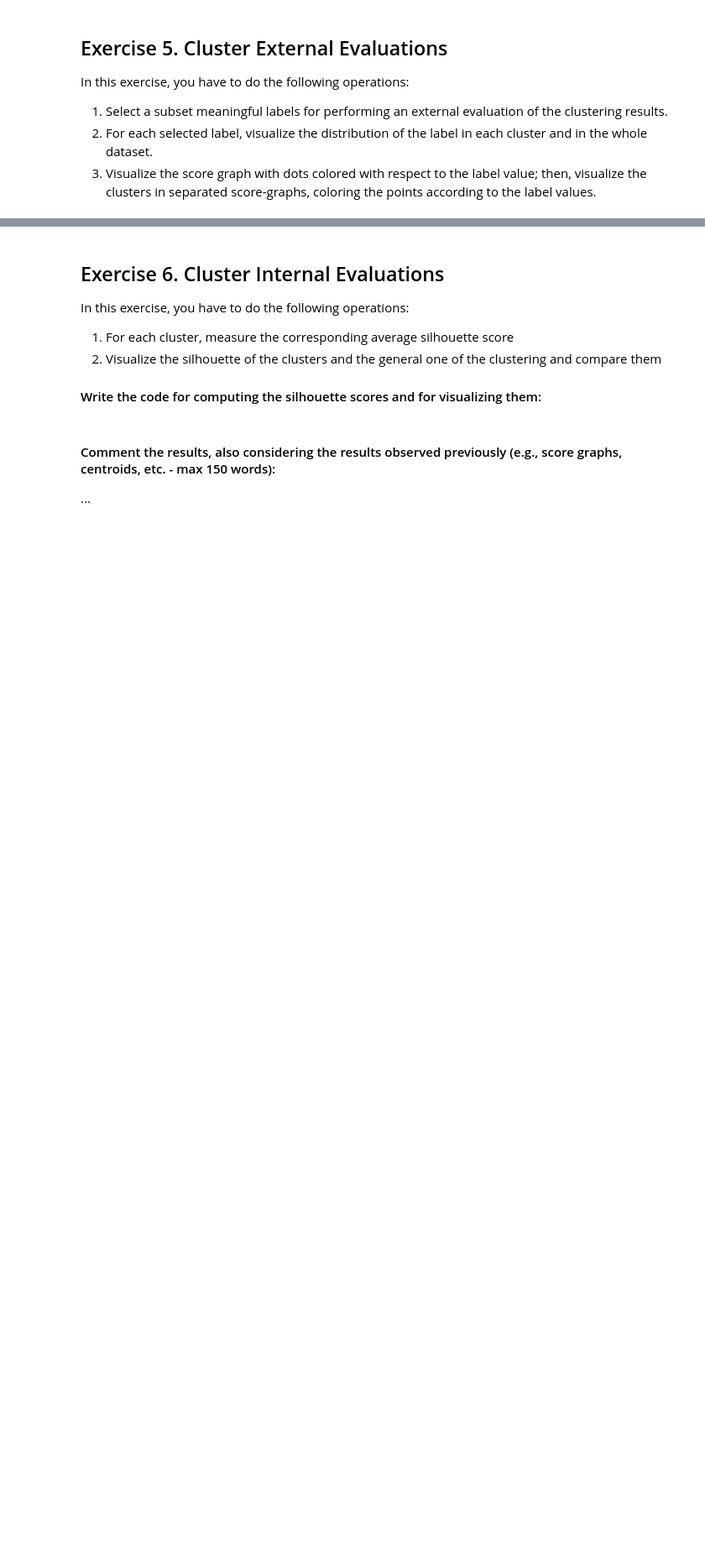
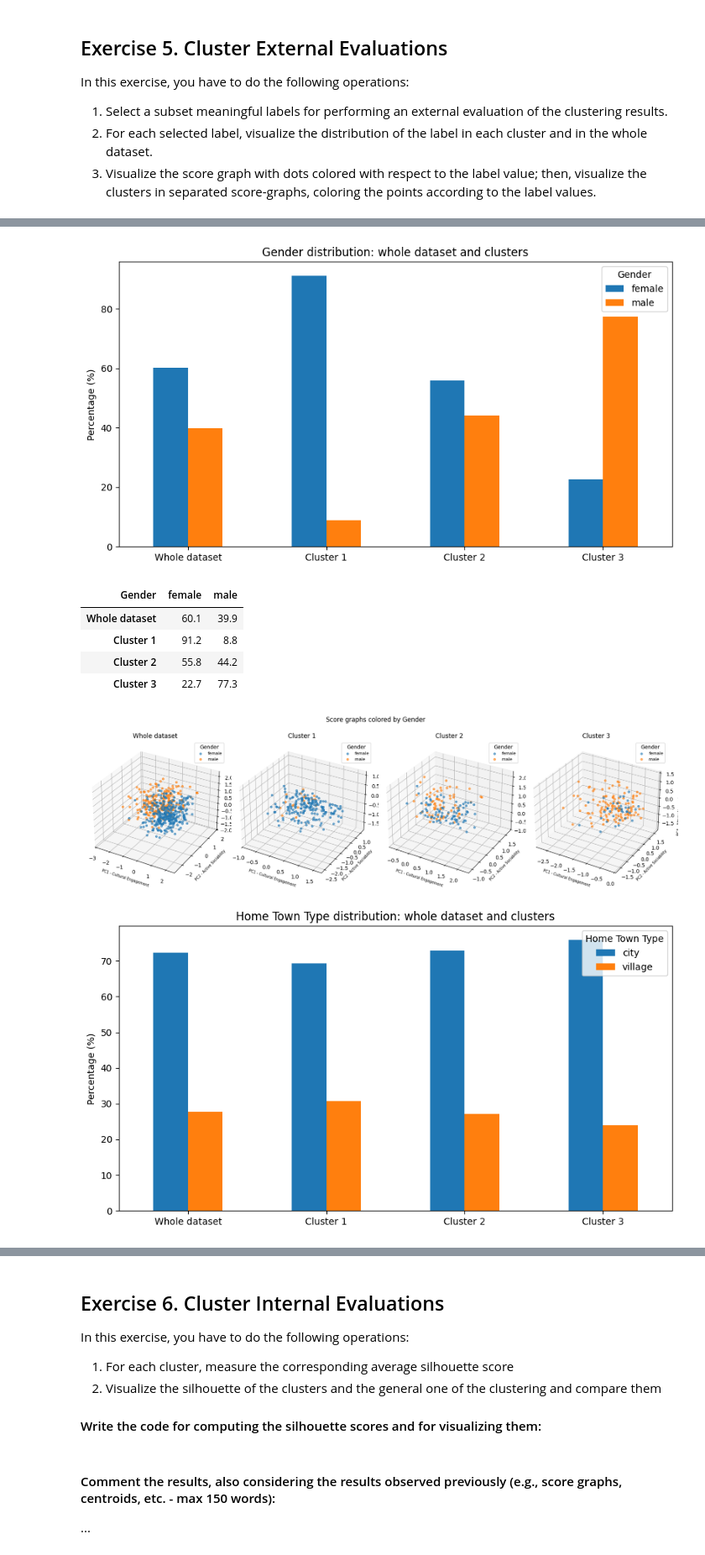
Before and after one commit to omerzkan/pca_project_report, a Jupyter notebook: HWpca_Surname1_Surname2.ipynb, the cells around one changed output, grey strips where cells are left out. Shown at 84% size. Drawn from its saved outputs; the diff is of its cells as text; code cells hidden in the pictures; blank space fills up the shorter version.

```diff
--- a/HWpca_Surname1_Surname2.ipynb
+++ b/HWpca_Surname1_Surname2.ipynb
@@ -870,4 +876,55 @@ In this exercise, you have to do the following operations:
 
 #### Write the code for the visualizations cited in item 2 above:
 # %%
-# [write the code here]
+selected_labels = ['Gender', 'Home Town Type']
+
+evaluation_df = responses_lb.loc[responses_ft_pca.index, selected_labels].copy()
+evaluation_df['Cluster'] = cluster_labels + 1
+clusters = np.unique(cluster_labels)
+
+for label in selected_labels:
+    values = evaluation_df[label]
+
+    # Item 2: distribution of the label in the whole dataset and in each cluster (%)
+    overall = values.value_counts(normalize=True) * 100
+    per_cluster = pd.crosstab(evaluation_df['Cluster'], values, normalize='index') * 100
+    per_cluster.index = [f'Cluster {c}' for c in per_cluster.index]
+    distribution_table = pd.concat([overall.to_frame('Whole dataset').T, per_cluster]).fillna(0)
+
+    distribution_table.plot(kind='bar', figsize=(9, 5), rot=0,
+                            title=f'{label} distribution: whole dataset and clusters',
+                            ylabel='Percentage (%)')
+    plt.legend(title=label)
+    plt.tight_layout()
+    plt.show()
+    display(distribution_table.round(1))
+
+    # Item 3: score graph colored by the label (whole dataset), then one score graph per cluster
+    categories = values.unique()
+    fig = plt.figure(figsize=(16, 5))
+    for j, cluster in enumerate([None] + list(clusters)):
+        ax = fig.add_subplot(1, len(clusters) + 1, j + 1, projection='3d')
+        for i, category in enumerate(categories):
+            mask = (values == category).to_numpy()
+            if cluster is not None:
+                mask &= cluster_labels == cluster
+            pts = responses_ft_pca.loc[mask]
+            ax.scatter(pts.iloc[:, 0], pts.iloc[:, 1], pts.iloc[:, 2],
+                       color=plt.get_cmap('tab10')(i), label=str(category), s=15, alpha=0.6)
+        ax.set_xlabel(pc_labels[0], fontsize=7)
+        ax.set_ylabel(pc_labels[1], fontsize=7)
+        ax.set_zlabel(pc_labels[2], fontsize=7)
+        ax.set_title('Whole dataset' if cluster is None else f'Cluster {cluster + 1}')
+        ax.legend(title=label, fontsize=8)
+    plt.suptitle(f'Score graphs colored by {label}')
+    plt.tight_layout()
+    plt.show()
+# %% [output]
+[figure, added]
+| Gender | female | male |
+| Whole dataset | 60.1 | 39.9 |
+| Cluster 1 | 91.2 | 8.8 |
+| Cluster 2 | 55.8 | 44.2 |
+| Cluster 3 | 22.7 | 77.3 |
+[figure, added]
+[figure, added]
```
Also changed, not shown: parts of 3 cells of this notebook.
